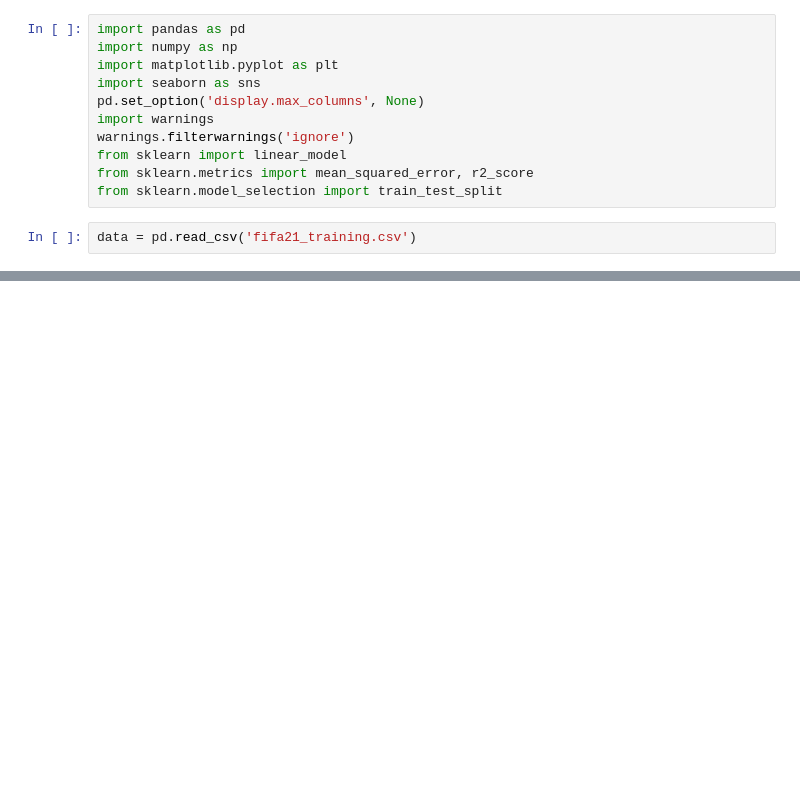
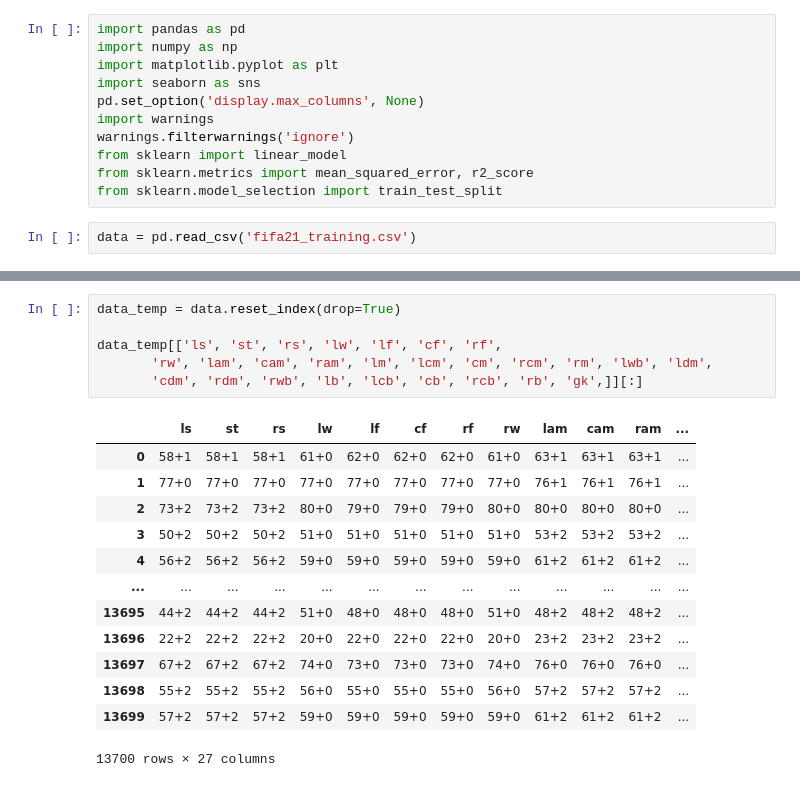
Before and after one commit to mazim-co/Team-four-fifa, a Jupyter notebook: FIFA_project/file_for_project/Fifa-Project-Notebook.ipynb, the cells around one changed output, grey strips where cells are left out. Cells and saved outputs as stored; diff of their text form; blank space fills up the shorter version.

```diff
--- a/FIFA_project/file_for_project/Fifa-Project-Notebook.ipynb
+++ b/FIFA_project/file_for_project/Fifa-Project-Notebook.ipynb
@@ -22,0 +66,20 @@ data.head()
+# %%
+data_temp = data.reset_index(drop=True)
+
+data_temp[['ls', 'st', 'rs', 'lw', 'lf', 'cf', 'rf',
+       'rw', 'lam', 'cam', 'ram', 'lm', 'lcm', 'cm', 'rcm', 'rm', 'lwb', 'ldm',
+       'cdm', 'rdm', 'rwb', 'lb', 'lcb', 'cb', 'rcb', 'rb', 'gk',]][:]
+# %% [output]
+|  | ls | st | rs | lw | lf | cf | rf | rw | lam | cam | ram | ... |
+| 0 | 58+1 | 58+1 | 58+1 | 61+0 | 62+0 | 62+0 | 62+0 | 61+0 | 63+1 | 63+1 | 63+1 | ... |
+| 1 | 77+0 | 77+0 | 77+0 | 77+0 | 77+0 | 77+0 | 77+0 | 77+0 | 76+1 | 76+1 | 76+1 | ... |
+| 2 | 73+2 | 73+2 | 73+2 | 80+0 | 79+0 | 79+0 | 79+0 | 80+0 | 80+0 | 80+0 | 80+0 | ... |
+| 3 | 50+2 | 50+2 | 50+2 | 51+0 | 51+0 | 51+0 | 51+0 | 51+0 | 53+2 | 53+2 | 53+2 | ... |
+| 4 | 56+2 | 56+2 | 56+2 | 59+0 | 59+0 | 59+0 | 59+0 | 59+0 | 61+2 | 61+2 | 61+2 | ... |
+| ... | ... | ... | ... | ... | ... | ... | ... | ... | ... | ... | ... | ... |
+| 13695 | 44+2 | 44+2 | 44+2 | 51+0 | 48+0 | 48+0 | 48+0 | 51+0 | 48+2 | 48+2 | 48+2 | ... |
+| 13696 | 22+2 | 22+2 | 22+2 | 20+0 | 22+0 | 22+0 | 22+0 | 20+0 | 23+2 | 23+2 | 23+2 | ... |
+| 13697 | 67+2 | 67+2 | 67+2 | 74+0 | 73+0 | 73+0 | 73+0 | 74+0 | 76+0 | 76+0 | 76+0 | ... |
+| 13698 | 55+2 | 55+2 | 55+2 | 56+0 | 55+0 | 55+0 | 55+0 | 56+0 | 57+2 | 57+2 | 57+2 | ... |
+| 13699 | 57+2 | 57+2 | 57+2 | 59+0 | 59+0 | 59+0 | 59+0 | 59+0 | 61+2 | 61+2 | 61+2 | ... |
+13700 rows × 27 columns
```
Also changed, not shown: parts of 4 cells of this notebook, 1 other file.
